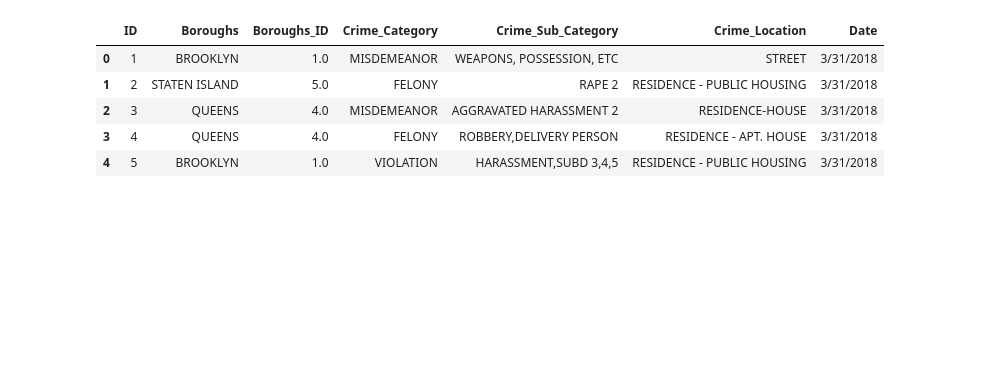
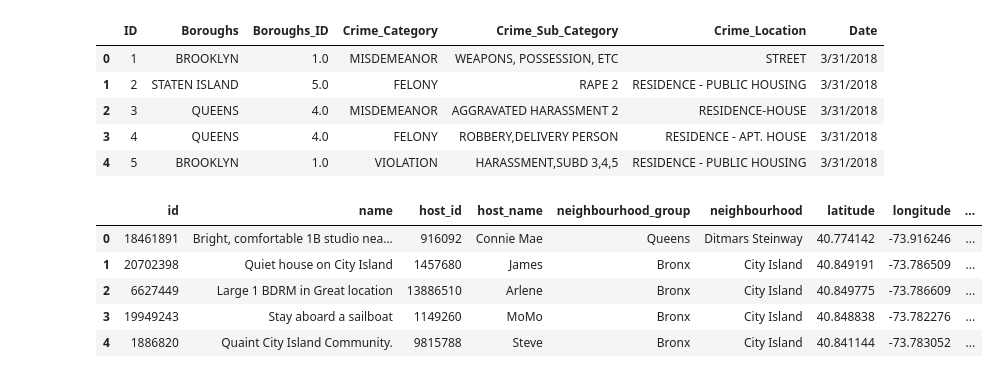
Before and after one commit to jxl696/ETL-Project, a Jupyter notebook: Crime_DB.ipynb, the cells around one changed output. Saved outputs shown, nothing was run; the diff lists cells and outputs as text; code cells hidden in the pictures; blank space fills up the shorter version.

```diff
--- a/Crime_DB.ipynb
+++ b/Crime_DB.ipynb
@@ -11,3 +12,14 @@ db.head()
 | 2 | 3 | QUEENS | 4.0 | MISDEMEANOR | AGGRAVATED HARASSMENT 2 | RESIDENCE-HOUSE | 3/31/2018 |
 | 3 | 4 | QUEENS | 4.0 | FELONY | ROBBERY,DELIVERY PERSON | RESIDENCE - APT. HOUSE | 3/31/2018 |
 | 4 | 5 | BROOKLYN | 1.0 | VIOLATION | HARASSMENT,SUBD 3,4,5 | RESIDENCE - PUBLIC HOUSING | 3/31/2018 |
+# %%
+airbnb_file = "listings_summary.csv"
+airbnb_db = pd.read_csv(airbnb_file)
+airbnb_db.head()
+# %% [output]
+|  | id | name | host_id | host_name | neighbourhood_group | neighbourhood | latitude | longitude | ... |
+| 0 | 18461891 | Bright, comfortable 1B studio nea... | 916092 | Connie Mae | Queens | Ditmars Steinway | 40.774142 | -73.916246 | ... |
+| 1 | 20702398 | Quiet house on City Island | 1457680 | James | Bronx | City Island | 40.849191 | -73.786509 | ... |
+| 2 | 6627449 | Large 1 BDRM in Great location | 13886510 | Arlene | Bronx | City Island | 40.849775 | -73.786609 | ... |
+| 3 | 19949243 | Stay aboard a sailboat | 1149260 | MoMo | Bronx | City Island | 40.848838 | -73.782276 | ... |
+| 4 | 1886820 | Quaint City Island Community. | 9815788 | Steve | Bronx | City Island | 40.841144 | -73.783052 | ... |
```
Also changed, not shown: parts of 9 cells of this notebook.
